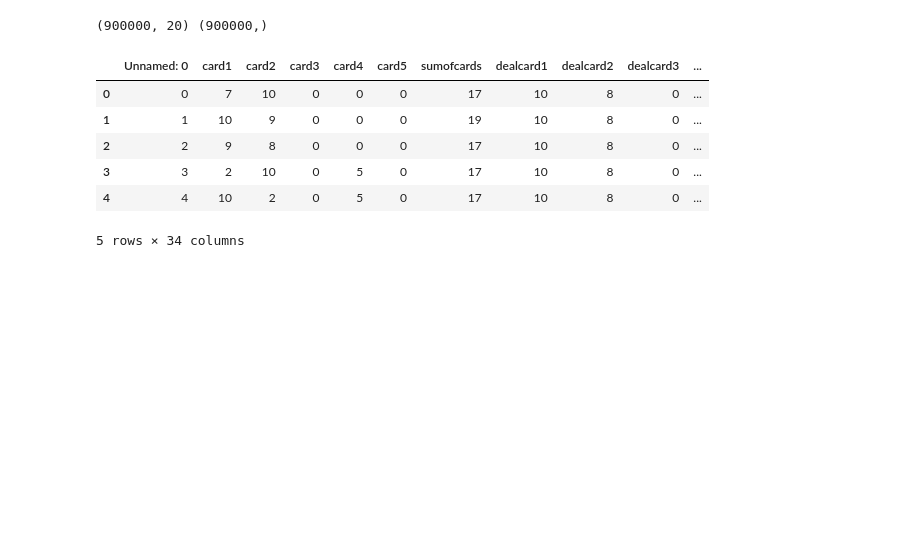
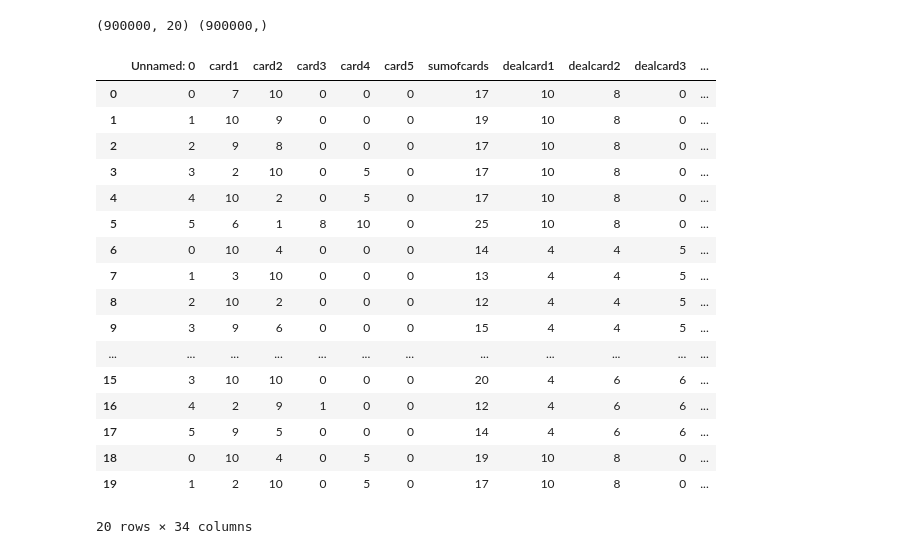
Before and after one commit to csuchite/BlackJack_Machine_learning, a Jupyter notebook: neural networks with keras.ipynb, the cells around one changed output. Drawn from its saved outputs; the diff is of its cells as text; code cells hidden in the pictures; blank space fills up the shorter version.

```diff
--- a/neural networks with keras.ipynb
+++ b/neural networks with keras.ipynb
@@ -32,7 +32,7 @@ blackJack.head(12)
 from sklearn.datasets import make_classification
 from sklearn.model_selection import train_test_split
 # %%
-X = blackJack.drop('winloss', 'Unnamed: 0' axis=1)
+X = blackJack.drop('winloss', axis=1)
 y = blackJack['winloss']
 print(X.shape, y.shape)
 # %% [output]
@@ -44,14 +44,25 @@ from tensorflow.keras.utils import to_categorical
 # %%
 data = X.copy()
 
 data_binary_encoded = pd.get_dummies(data)
-data_binary_encoded.head()
+data_binary_encoded.head(20)
 # %% [output]
 |  | Unnamed: 0 | card1 | card2 | card3 | card4 | card5 | sumofcards | dealcard1 | dealcard2 | dealcard3 | ... |
 | 0 | 0 | 7 | 10 | 0 | 0 | 0 | 17 | 10 | 8 | 0 | ... |
 | 1 | 1 | 10 | 9 | 0 | 0 | 0 | 19 | 10 | 8 | 0 | ... |
 | 2 | 2 | 9 | 8 | 0 | 0 | 0 | 17 | 10 | 8 | 0 | ... |
 | 3 | 3 | 2 | 10 | 0 | 5 | 0 | 17 | 10 | 8 | 0 | ... |
 | 4 | 4 | 10 | 2 | 0 | 5 | 0 | 17 | 10 | 8 | 0 | ... |
+| 5 | 5 | 6 | 1 | 8 | 10 | 0 | 25 | 10 | 8 | 0 | ... |
+| 6 | 0 | 10 | 4 | 0 | 0 | 0 | 14 | 4 | 4 | 5 | ... |
+| 7 | 1 | 3 | 10 | 0 | 0 | 0 | 13 | 4 | 4 | 5 | ... |
+| 8 | 2 | 10 | 2 | 0 | 0 | 0 | 12 | 4 | 4 | 5 | ... |
+| 9 | 3 | 9 | 6 | 0 | 0 | 0 | 15 | 4 | 4 | 5 | ... |
+| ... | ... | ... | ... | ... | ... | ... | ... | ... | ... | ... | ... |
+| 15 | 3 | 10 | 10 | 0 | 0 | 0 | 20 | 4 | 6 | 6 | ... |
+| 16 | 4 | 2 | 9 | 1 | 0 | 0 | 12 | 4 | 6 | 6 | ... |
+| 17 | 5 | 9 | 5 | 0 | 0 | 0 | 14 | 4 | 6 | 6 | ... |
+| 18 | 0 | 10 | 4 | 0 | 5 | 0 | 19 | 10 | 8 | 0 | ... |
+| 19 | 1 | 2 | 10 | 0 | 5 | 0 | 17 | 10 | 8 | 0 | ... |
-5 rows × 34 columns
+20 rows × 34 columns
 # %%
```
Also changed, not shown: parts of 12 cells of this notebook.
